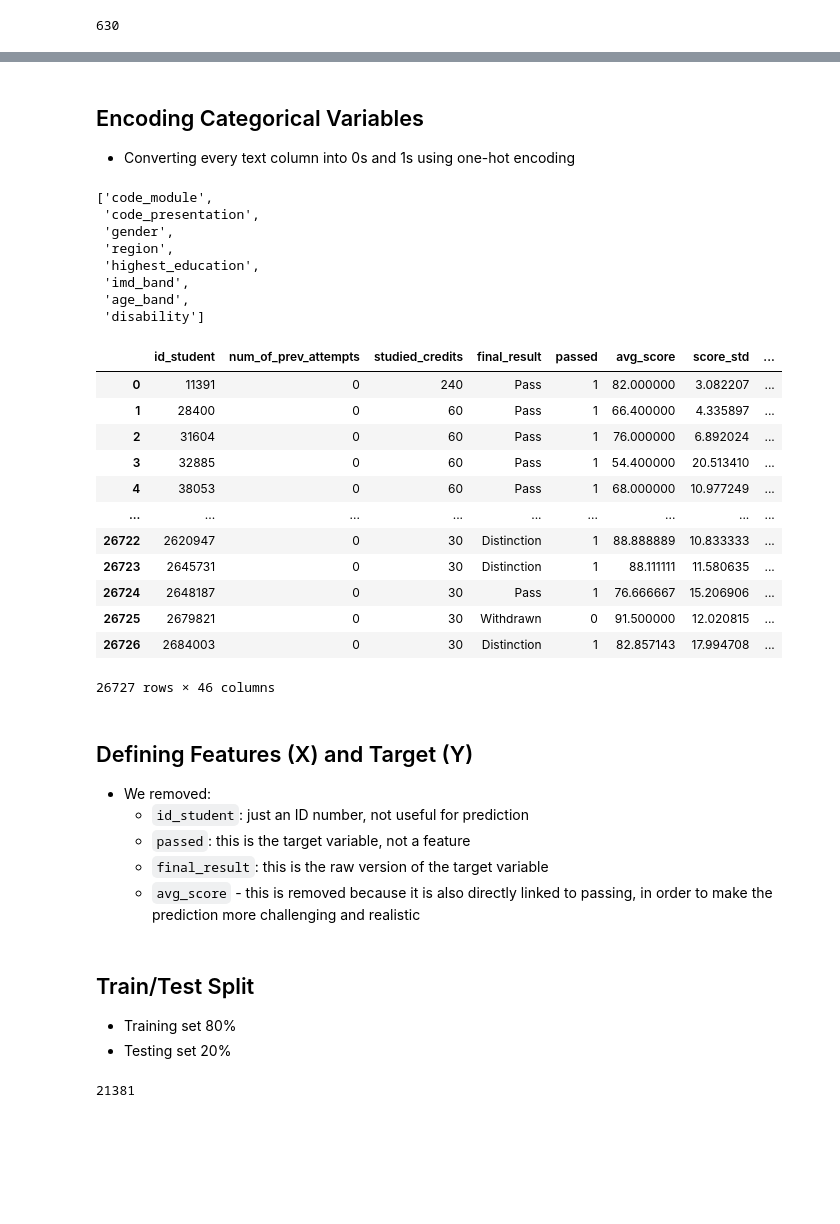
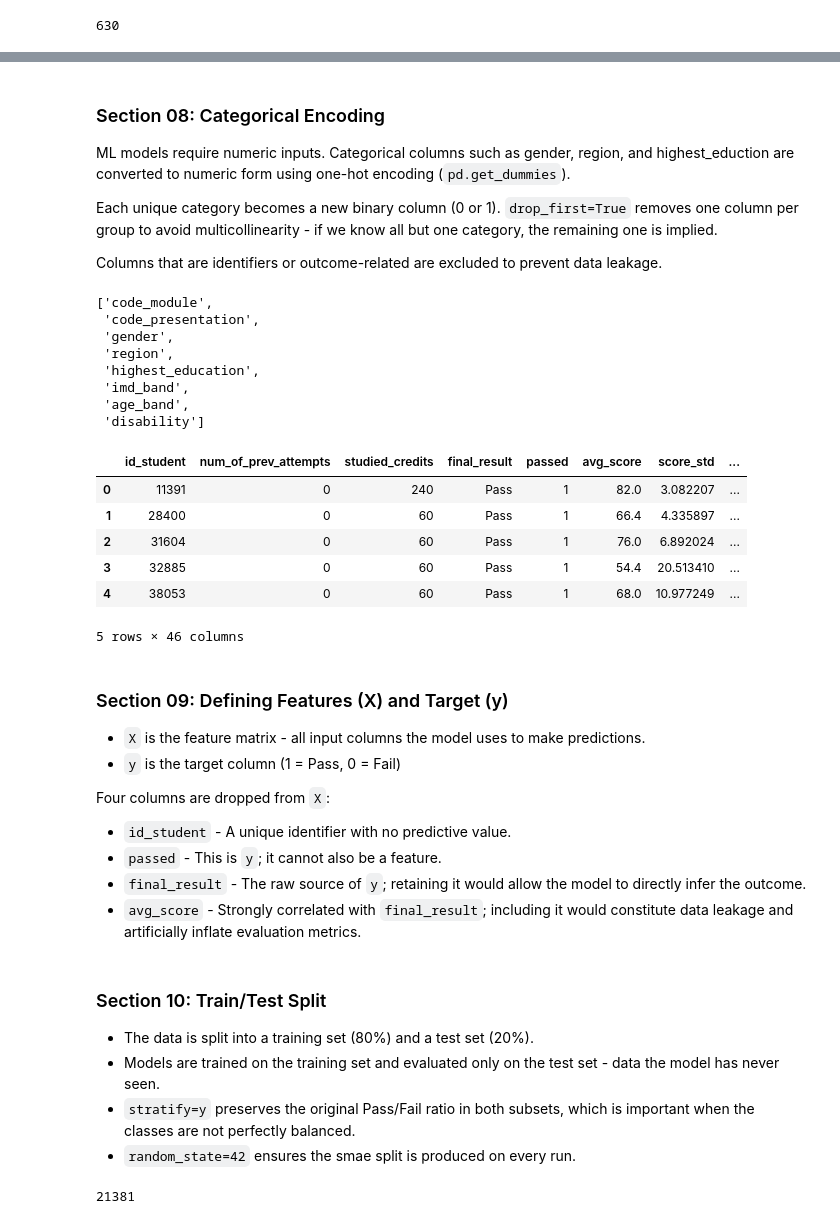
Before and after one commit to bhoamikhona/student-performance-ml, a Jupyter notebook: student-performance-ml.ipynb, the cells around one changed output, grey strips where cells are left out. Drawn from its saved outputs; the diff is of its cells as text; code cells hidden in the pictures; blank space fills up the shorter version.

```diff
--- a/student-performance-ml.ipynb
+++ b/student-performance-ml.ipynb
@@ -138 +151,3 @@ student_features
+# %%
+student_features['score_std'] = student_features['score_std'].fillna(0)
 # %% [markdown]
@@ -261,6 +280,12 @@ plt.show()
 # %% [markdown]
-## Encoding Categorical Variables
-- Converting every text column into 0s and 1s using one-hot encoding
+### Section 08: Categorical Encoding
+
+ML models require numeric inputs. Categorical columns such as gender, region, and highest_eduction are converted to numeric form using one-hot encoding (`pd.get_dummies`).
+
+Each unique category becomes a new binary column (0 or 1).
+`drop_first=True` removes one column per group to avoid multicollinearity - if we know all but one category, the remaining one is implied.
+
+Columns that are identifiers or outcome-related are excluded to prevent data leakage.
 # %%
 exclude_cols = ["id_student", "passed", "final_result", "avg_score"]
 
@@ -283,27 +306,25 @@ categorical_cols
 df_encoded = pd.get_dummies(df, columns=categorical_cols, drop_first=True)
 # %%
-df_encoded
+df_encoded.head()
 # %% [output]
 |  | id_student | num_of_prev_attempts | studied_credits | final_result | passed | avg_score | score_std | ... |
-| 0 | 11391 | 0 | 240 | Pass | 1 | 82.000000 | 3.082207 | ... |
-| 1 | 28400 | 0 | 60 | Pass | 1 | 66.400000 | 4.335897 | ... |
-| 2 | 31604 | 0 | 60 | Pass | 1 | 76.000000 | 6.892024 | ... |
-| 3 | 32885 | 0 | 60 | Pass | 1 | 54.400000 | 20.513410 | ... |
-| 4 | 38053 | 0 | 60 | Pass | 1 | 68.000000 | 10.977249 | ... |
-| ... | ... | ... | ... | ... | ... | ... | ... | ... |
-| 26722 | 2620947 | 0 | 30 | Distinction | 1 | 88.888889 | 10.833333 | ... |
-| 26723 | 2645731 | 0 | 30 | Distinction | 1 | 88.111111 | 11.580635 | ... |
-| 26724 | 2648187 | 0 | 30 | Pass | 1 | 76.666667 | 15.206906 | ... |
-| 26725 | 2679821 | 0 | 30 | Withdrawn | 0 | 91.500000 | 12.020815 | ... |
-| 26726 | 2684003 | 0 | 30 | Distinction | 1 | 82.857143 | 17.994708 | ... |
+| 0 | 11391 | 0 | 240 | Pass | 1 | 82.0 | 3.082207 | ... |
+| 1 | 28400 | 0 | 60 | Pass | 1 | 66.4 | 4.335897 | ... |
+| 2 | 31604 | 0 | 60 | Pass | 1 | 76.0 | 6.892024 | ... |
+| 3 | 32885 | 0 | 60 | Pass | 1 | 54.4 | 20.513410 | ... |
+| 4 | 38053 | 0 | 60 | Pass | 1 | 68.0 | 10.977249 | ... |
-26727 rows × 46 columns
+5 rows × 46 columns
 # %% [markdown]
-## Defining Features (X) and Target (Y)
-- We removed:
-  - `id_student`: just an ID number, not useful for prediction
-  - `passed`: this is the target variable, not a feature
-  - `final_result`: this is the raw version of the target variable
-  - `avg_score` - this is removed because it is also directly linked to passing, in order to make the prediction more challenging and realistic
+### Section 09: Defining Features (X) and Target (y)
+
+- `X` is the feature matrix - all input columns the model uses to make predictions.
+- `y` is the target column (1 = Pass, 0 = Fail)
+
+Four columns are dropped from `X`:
+- `id_student` - A unique identifier with no predictive value.
+- `passed` - This is `y`; it cannot also be a feature.
+- `final_result` - The raw source of `y`; retaining it would allow the model to directly infer the outcome.
+- `avg_score` - Strongly correlated with `final_result`; including it would constitute data leakage and artificially inflate evaluation metrics.
 # %%
 cols_to_drop = ['id_student', 'passed', 'avg_score'] + \
                [col for col in df_encoded.columns if 'final_result' in col]
@@ -312,7 +333,10 @@ X = df_encoded.drop(columns=cols_to_drop)
 # %%
 y = df_encoded['passed']
 # %% [markdown]
-## Train/Test Split
-- Training set 80%
-- Testing set 20%
+### Section 10: Train/Test Split
+
+- The data is split into a training set (80%) and a test set (20%).
+- Models are trained on the training set and evaluated only on the test set - data the model has never seen.
+- `stratify=y` preserves the original Pass/Fail ratio in both subsets, which is important when the classes are not perfectly balanced.
+- `random_state=42` ensures the smae split is produced on every run.
 # %%
```
Also changed, not shown: parts of 33 cells of this notebook.
